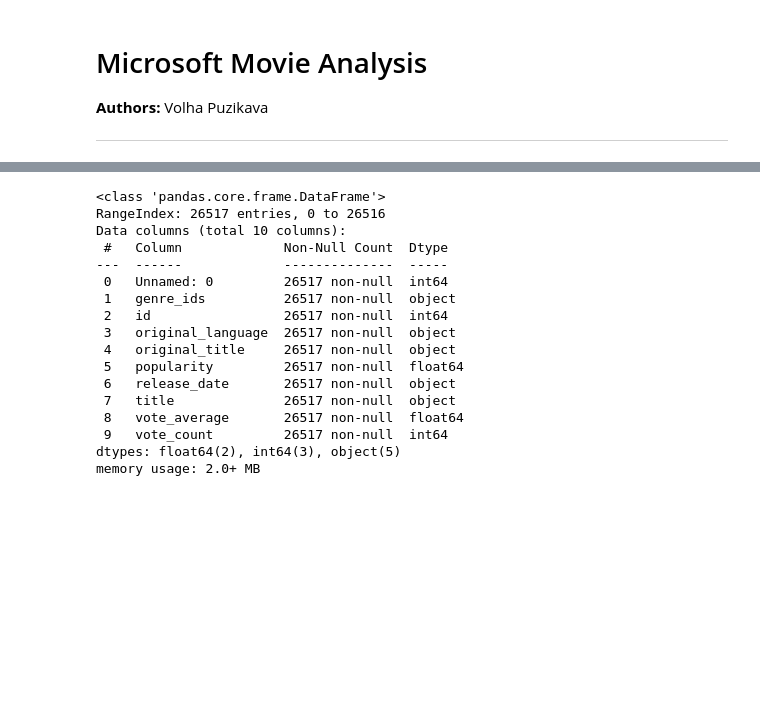
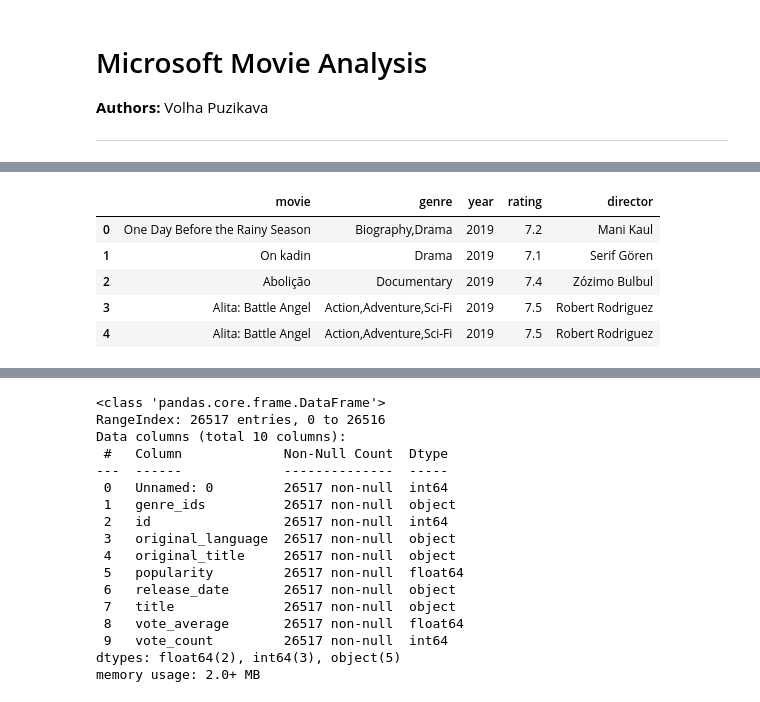
Before and after one commit to VolhaP87/Microsoft_Movie_Analysis, a Jupyter notebook: student.ipynb, the cells around one changed output, grey strips where cells are left out. Saved outputs shown, nothing was run; the diff lists cells and outputs as text; code cells hidden in the pictures; blank space fills up the shorter version.

```diff
--- a/student.ipynb
+++ b/student.ipynb
@@ -50,0 +57,10 @@ df3.head()
+# %%
+# Open the connection to database
+import sqlite3
+conn = sqlite3.connect('zippedData/im.db')
+cur = conn.cursor()
+# Execute the query
+cur.execute("""SELECT name FROM sqlite_master WHERE type = 'table';""")
+# Fetch the result and store it in table_names
+table_names = cur.fetchall()
+table_names
@@ -50,0 +76,26 @@ df3.head()
+# %%
+# Select specific columns and wrap the results into Pandas DataFrame
+p = """
+SELECT mb.primary_title AS movie,
+       mb.genres AS genre,
+       mb.start_year AS year,
+       mr.averagerating AS rating,
+       p.primary_name AS director
+FROM movie_basics AS mb
+JOIN movie_ratings AS mr
+    USING(movie_id)
+JOIN directors as d
+    USING(movie_id)
+JOIN persons AS p
+    USING(person_id)
+ORDER BY start_year DESC;
+"""
+df3 = pd.read_sql(p, conn)
+df3.head()
+# %% [output]
+|  | movie | genre | year | rating | director |
+| 0 | One Day Before the Rainy Season | Biography,Drama | 2019 | 7.2 | Mani Kaul |
+| 1 | On kadin | Drama | 2019 | 7.1 | Serif Gören |
+| 2 | Abolição | Documentary | 2019 | 7.4 | Zózimo Bulbul |
+| 3 | Alita: Battle Angel | Action,Adventure,Sci-Fi | 2019 | 7.5 | Robert Rodriguez |
+| 4 | Alita: Battle Angel | Action,Adventure,Sci-Fi | 2019 | 7.5 | Robert Rodriguez |
```
Also changed, not shown: parts of 9 cells of this notebook.
